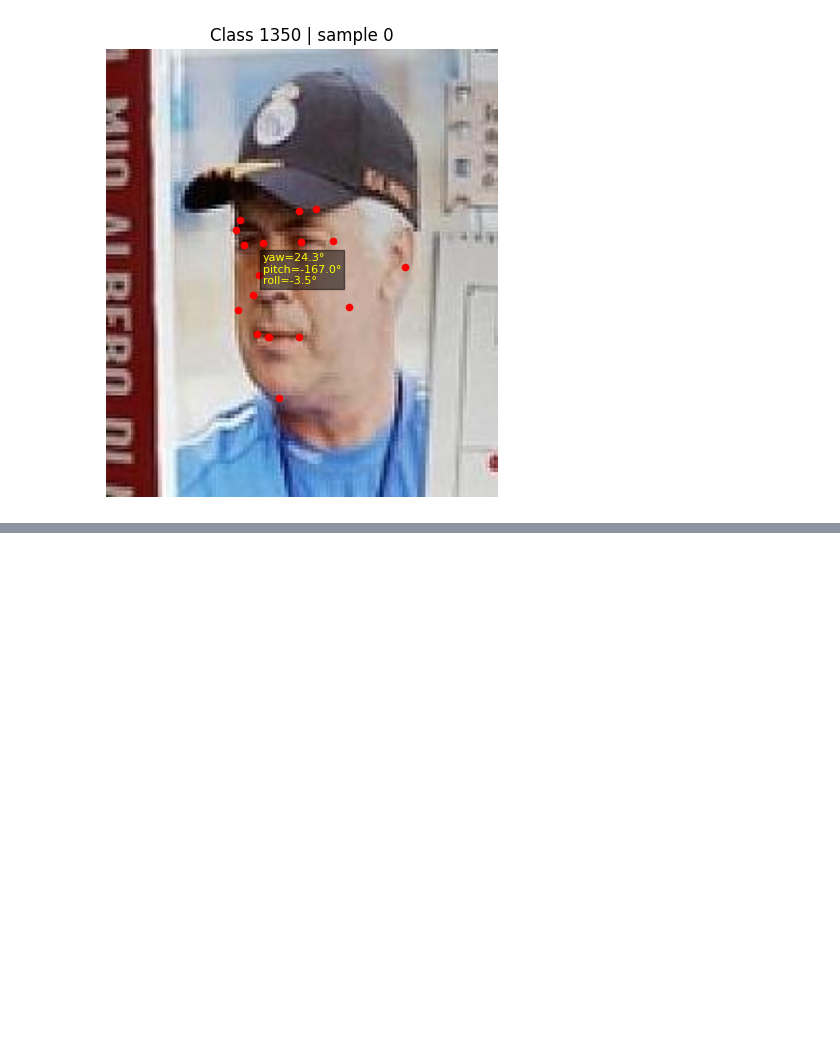
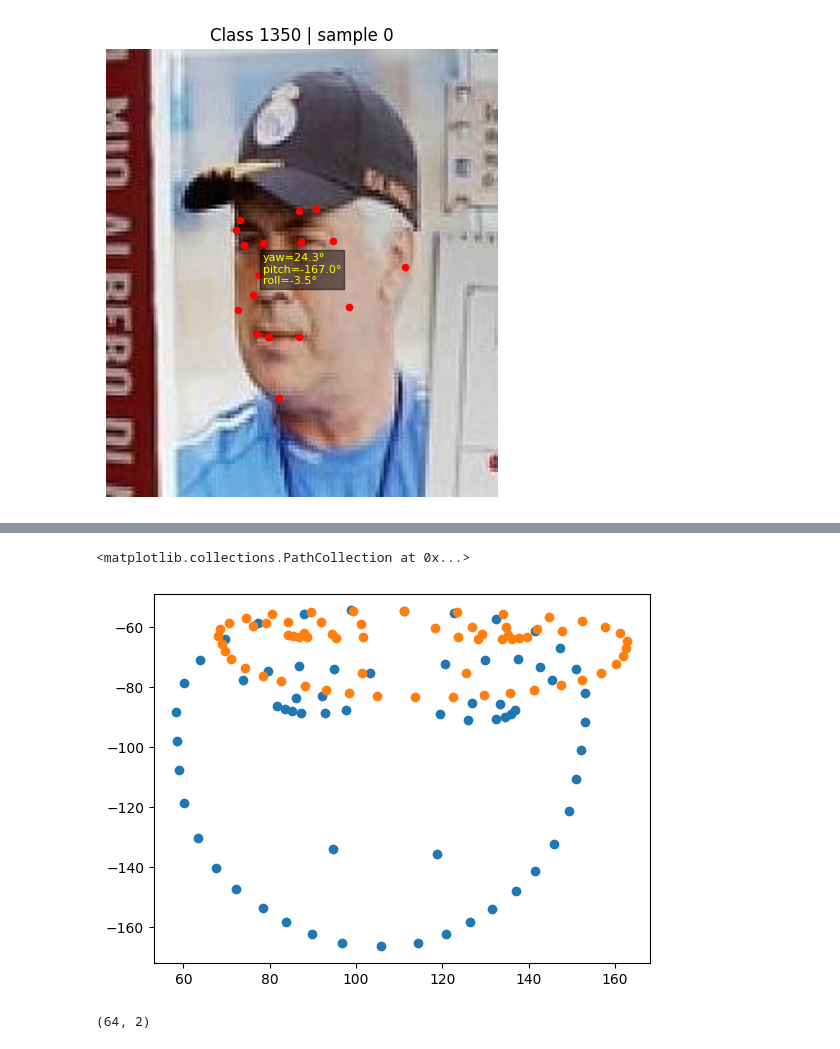
Before and after one commit to Alireza-Ghadimi/face-rec-heatmaps, a Jupyter notebook: playground.ipynb, the cells around one changed output, grey strips where cells are left out. Saved outputs shown, nothing was run; the diff lists cells and outputs as text; code cells hidden in the pictures; blank space fills up the shorter version.

```diff
--- a/playground.ipynb
+++ b/playground.ipynb
@@ -667,0 +673,19 @@ for row_idx in [1,2,4,9,8]:
+# %%
+from pathlib import Path
+import numpy as np
+
+from src.autoencoder_data import build_canonical_map, FEATURE_COUNT
+
+chunk_dir = Path("data_vggface2/chunks")  # adjust if needed
+chunk_paths = sorted(chunk_dir.glob("chunk_*.npy"))
+
+# For a quick check, limit to a couple of chunks
+subset = [str(p) for p in chunk_paths[:2]]
+canon = build_canonical_map(subset)
+
+print(f"Canonical map entries: {len(canon)}")
+# Show first 3 identities and their vector stats
+for i, (cid, vec) in enumerate(canon.items()):
+    print(cid, "shape:", vec.shape, "mean:", float(np.mean(vec)), "std:", float(np.std(vec)))
+    if i >= 2:
+        break
@@ -667,0 +754,22 @@ for row_idx in [1,2,4,9,8]:
+# %%
+from src.headpose import frontalize_landmarks
+i=13
+pt = lm_norm[i,:].flatten().reshape(-1,2)
+k=-1
+b = 0
+frontal = frontalize_landmarks(pt, b-k*yaw[i], b-k*pitch[i], b-k*roll[i], origin_idx=0)
+x = pt[:,0]#lm_norm[i,0::2]
+y = -pt[:,1]#lm_norm[i,1::2]
+plt.scatter(x,y)
+
+
+xf = frontal[:,0]
+yf = -frontal[:,1]
+plt.scatter(xf,yf)
+# %% [output]
+<matplotlib.collections.PathCollection at 0x...>
+[figure, added]
+# %%
+frontal.shape
+# %% [output]
+(64, 2)
```
Also changed, not shown: parts of 8 cells of this notebook, 2 other files.
